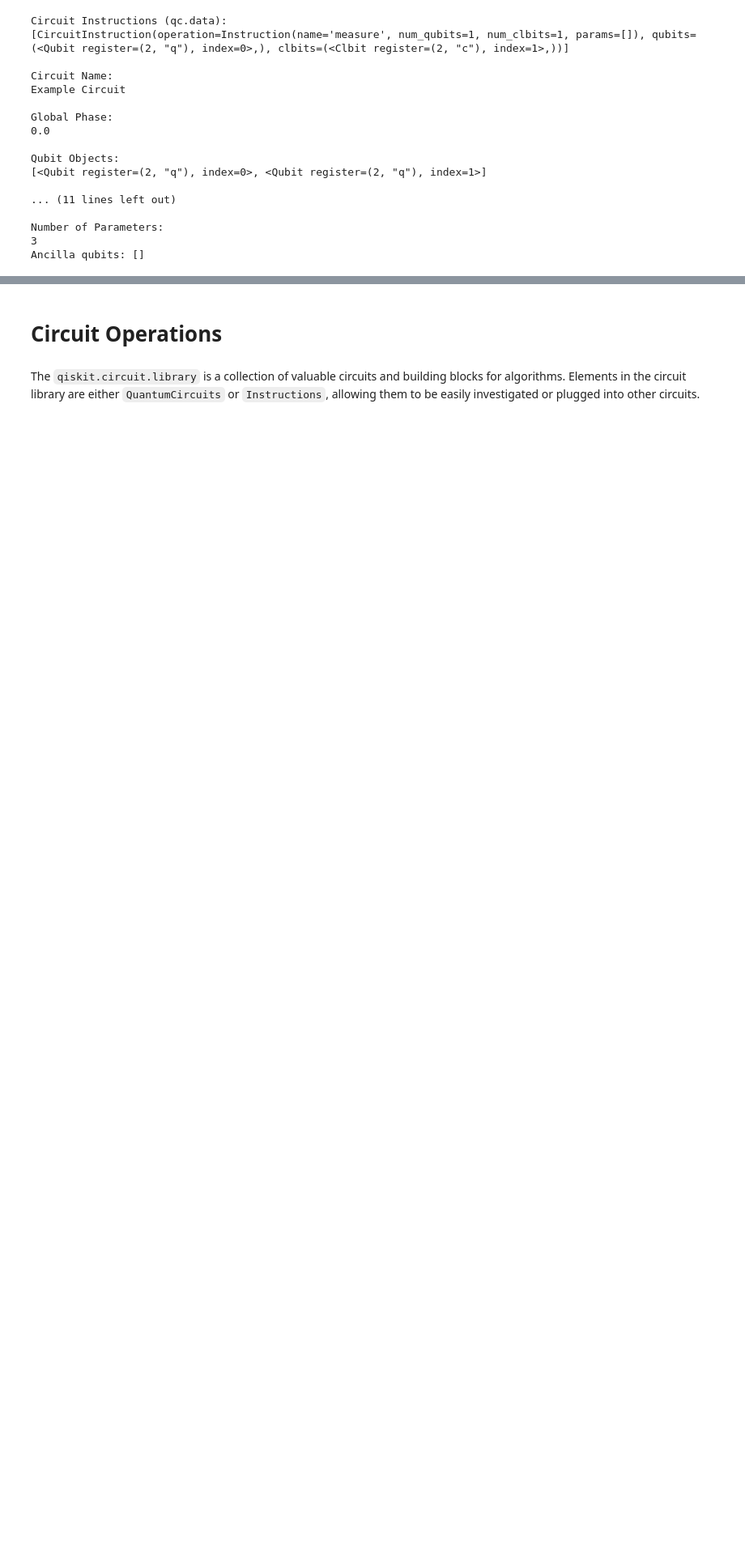
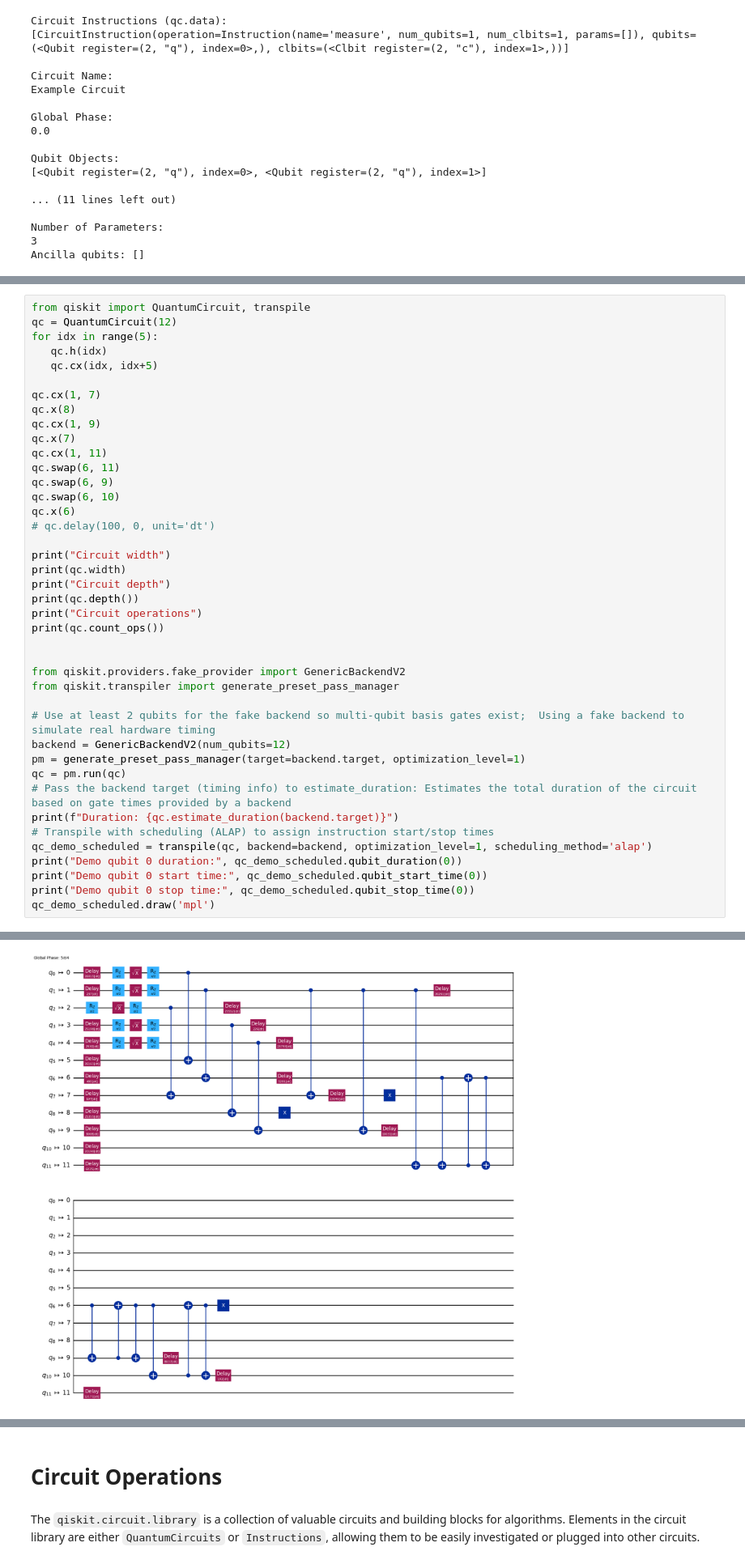
Before and after one commit to virajd98/qiskit-dev-cert-lab, a Jupyter notebook: section_1_quantum_operations/notebooks/Viraj.ipynb, the cells around one changed output, grey strips where cells are left out. Shown at 81% size. Saved outputs shown, nothing was run; the diff lists cells and outputs as text; blank space fills up the shorter version.

```diff
--- a/section_1_quantum_operations/notebooks/Viraj.ipynb
+++ b/section_1_quantum_operations/notebooks/Viraj.ipynb
@@ -401,0 +588,42 @@ Ancilla qubits: []
+# %%
+from qiskit import QuantumCircuit, transpile
+qc = QuantumCircuit(12)
+for idx in range(5):
+   qc.h(idx)
+   qc.cx(idx, idx+5)
+
+qc.cx(1, 7)
+qc.x(8)
+qc.cx(1, 9)
+qc.x(7)
+qc.cx(1, 11)
+qc.swap(6, 11)
+qc.swap(6, 9)
+qc.swap(6, 10)
+qc.x(6)
+# qc.delay(100, 0, unit='dt')
+
+print("Circuit width")
+print(qc.width)
+print("Circuit depth")
+print(qc.depth())
+print("Circuit operations")
+print(qc.count_ops())
+
+
+from qiskit.providers.fake_provider import GenericBackendV2
+from qiskit.transpiler import generate_preset_pass_manager
+
+# Use at least 2 qubits for the fake backend so multi-qubit basis gates exist;  Using a fake backend to simulate real hardware timing
+backend = GenericBackendV2(num_qubits=12)
+pm = generate_preset_pass_manager(target=backend.target, optimization_level=1)
+qc = pm.run(qc)
+# Pass the backend target (timing info) to estimate_duration: Estimates the total duration of the circuit based on gate times provided by a backend
+print(f"Duration: {qc.estimate_duration(backend.target)}")
+# Transpile with scheduling (ALAP) to assign instruction start/stop times
+qc_demo_scheduled = transpile(qc, backend=backend, optimization_level=1, scheduling_method='alap')
+print("Demo qubit 0 duration:", qc_demo_scheduled.qubit_duration(0))
+print("Demo qubit 0 start time:", qc_demo_scheduled.qubit_start_time(0))
+print("Demo qubit 0 stop time:", qc_demo_scheduled.qubit_stop_time(0))
+qc_demo_scheduled.draw('mpl')
+# %% [output]
@@ -401,0 +640 @@ Ancilla qubits: []
+[figure, added]
```
Also changed, not shown: parts of 39 cells of this notebook, 2 other files.
